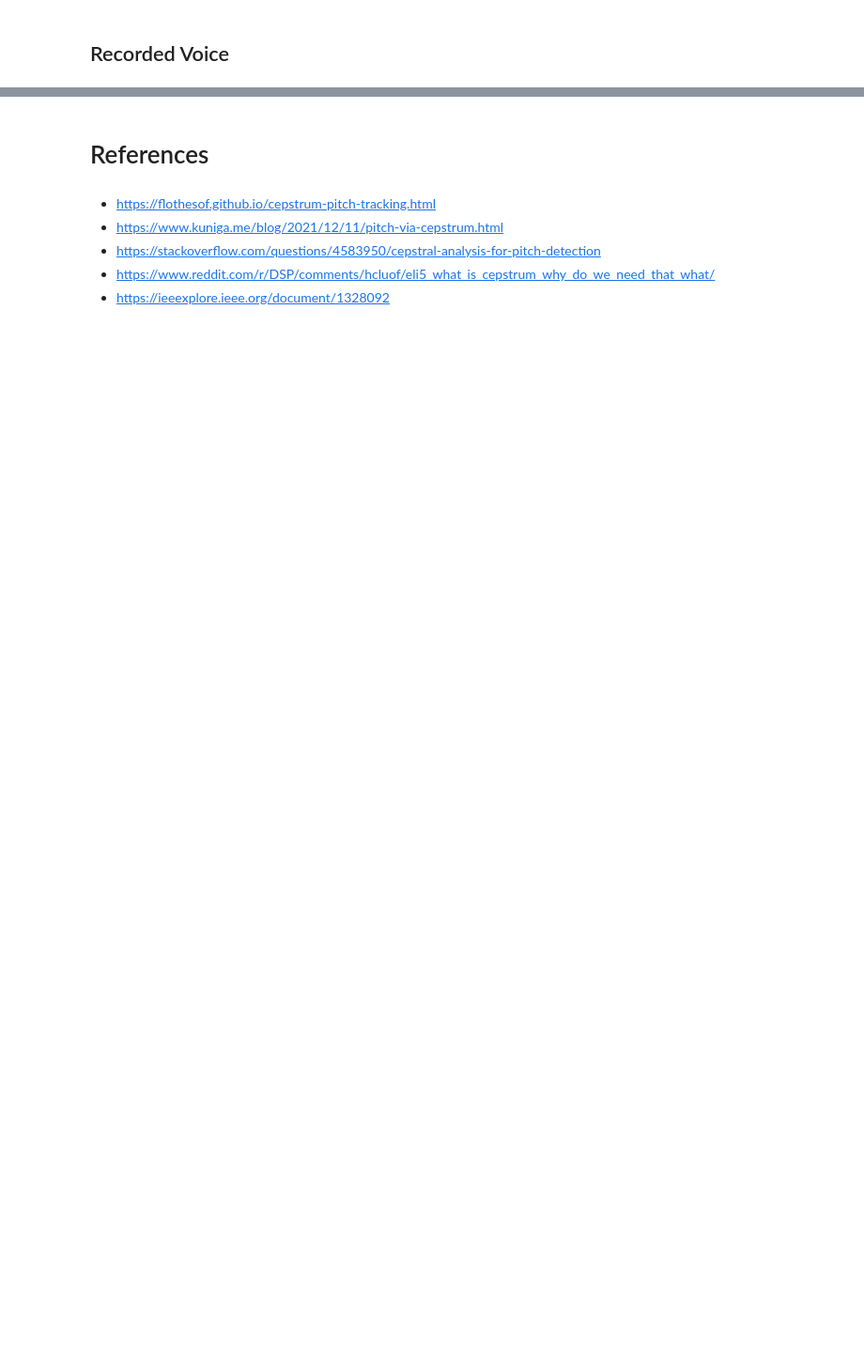
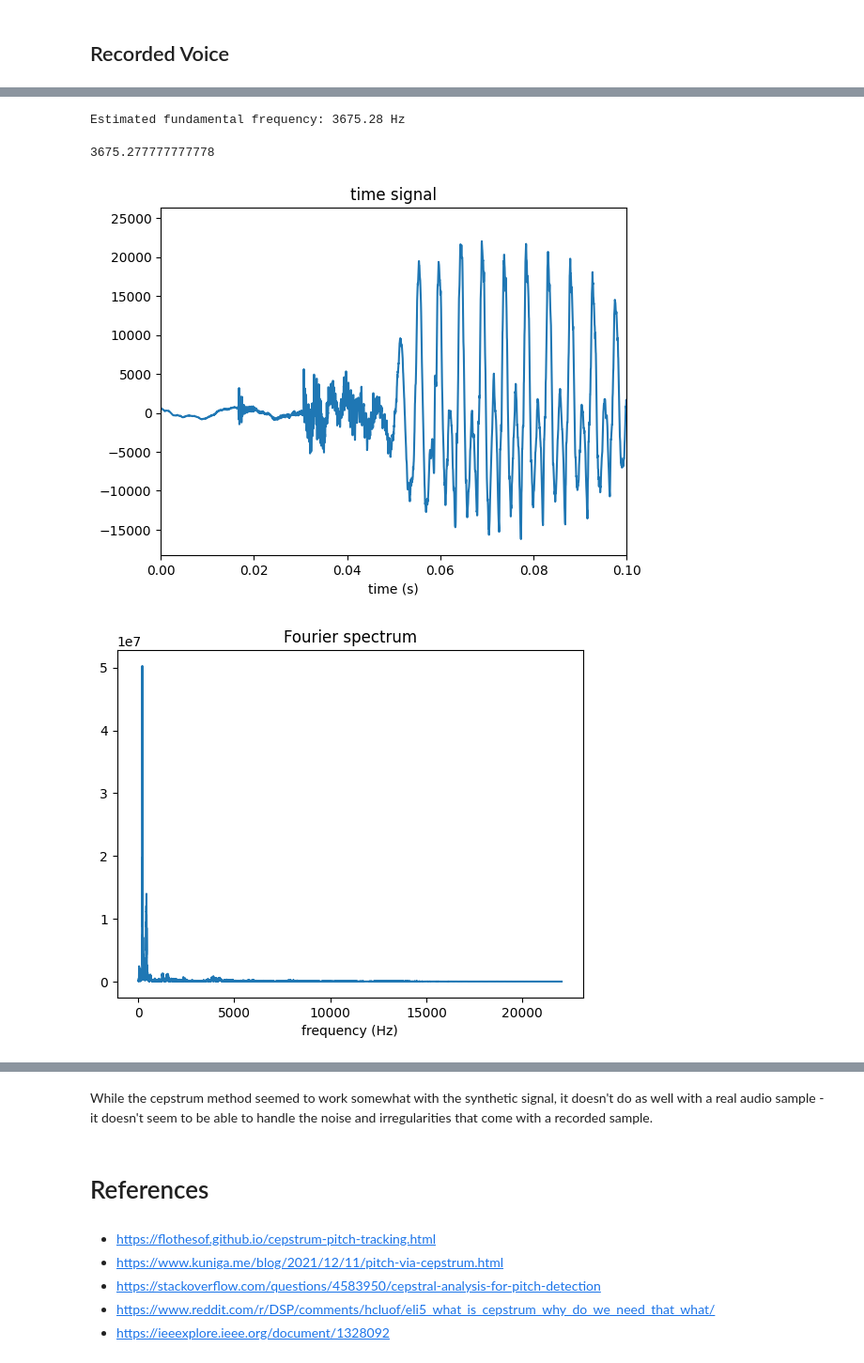
Before and after one commit to piranha-plants-as-charade/engine, a Jupyter notebook: playground/cepstrum_pitch_detection.ipynb, the cells around one changed output, grey strips where cells are left out. Shown: that part at 94% size. Drawn from its saved outputs; the diff is of its cells as text; code cells hidden in the pictures; blank space fills up the shorter version.

```diff
--- a/playground/cepstrum_pitch_detection.ipynb
+++ b/playground/cepstrum_pitch_detection.ipynb
@@ -240,0 +281,7 @@ plt.show()
+# %%
+piranha_stepper.run_all(signal_plot_to=0.1, use_log=False, show_plots=True)
+# %% [output]
+Estimated fundamental frequency: 3675.28 Hz
+3675.277777777778
+[figure, added]
+[figure, added]
@@ -241,3 +290,5 @@ plt.show()
+# %% [markdown]
+While the cepstrum method seemed to work somewhat with the synthetic signal, it doesn't do as well with a real audio sample - it doesn't seem to be able to handle the noise and irregularities that come with a recorded sample.
 # %% [markdown]
 # References
 # %% [markdown]
```
Also changed, not shown: parts of 10 cells of this notebook.
